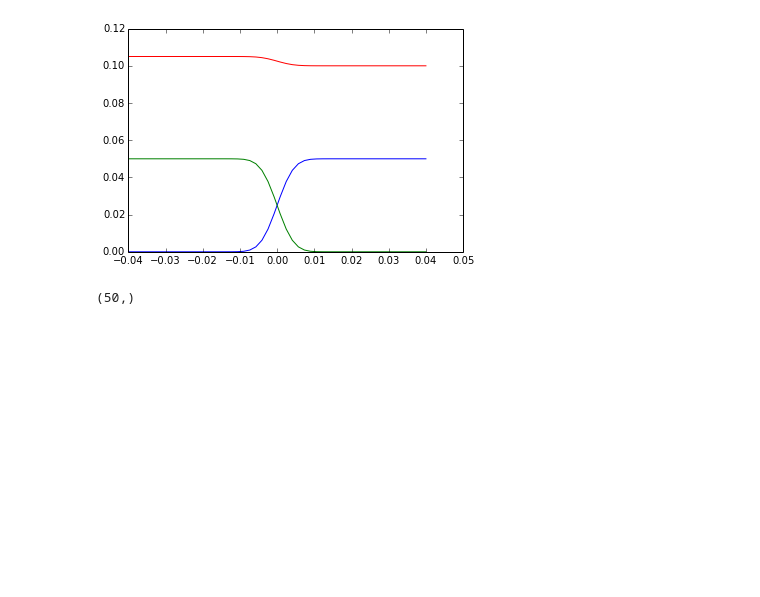
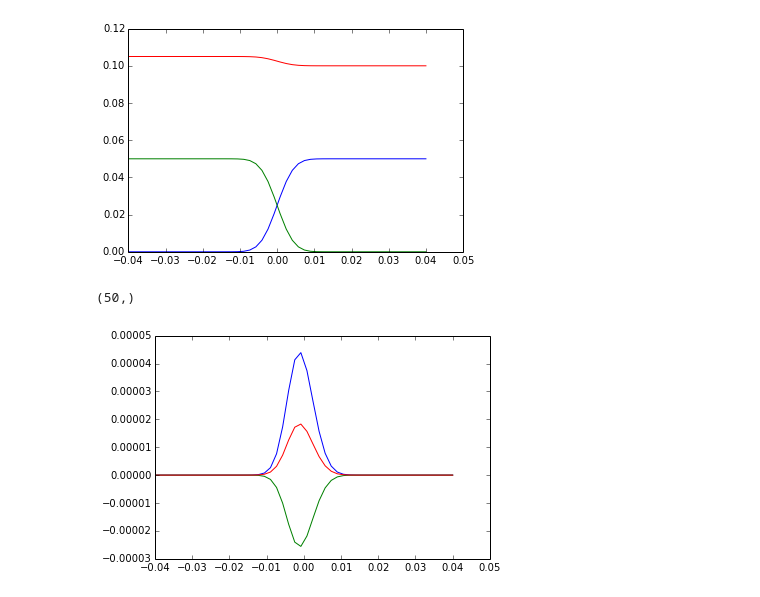
Before and after one commit to lewisamarshall/emigrate, a Jupyter notebook: Tutorial.ipynb, the cells around one changed output. Drawn from its saved outputs; the diff is of its cells as text; code cells hidden in the pictures; blank space fills up the shorter version.

```diff
--- a/Tutorial.ipynb
+++ b/Tutorial.ipynb
@@ -40,3 +40,11 @@ solver = emigrate.Migrate(system)
 print solver.x.T.shape
 # %% [output]
 (50,)
+# %%
+solver.set_derivatives()
+solver.adaptive_grid = True
+for i in range(3):
+    plot(system.domain, solver.flux()[i,:])
+show()
+# %% [output]
+[figure, added]
```
Also changed, not shown: parts of 3 cells of this notebook, 1 other file.
